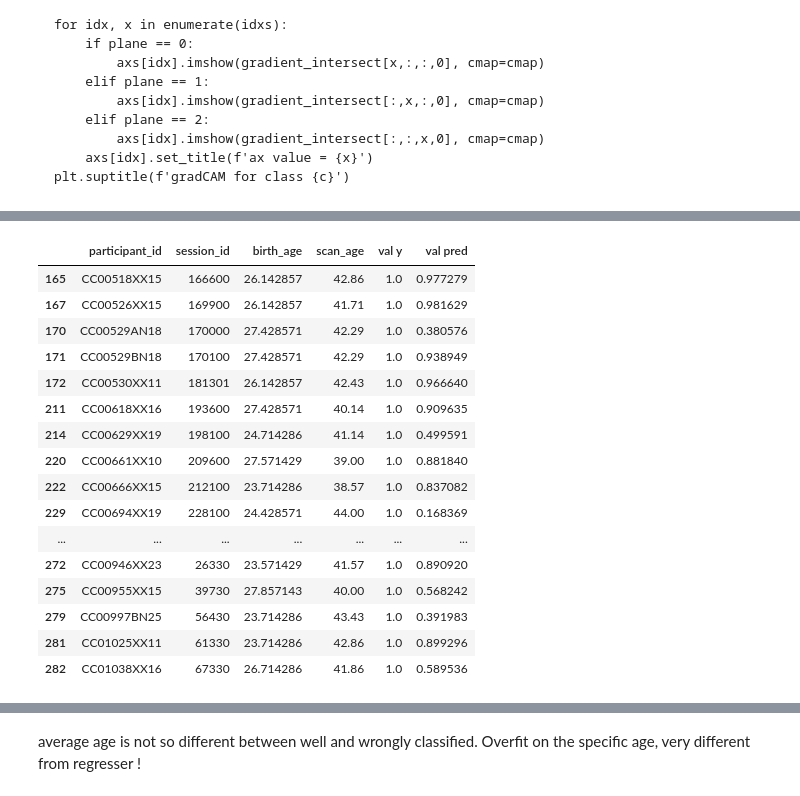
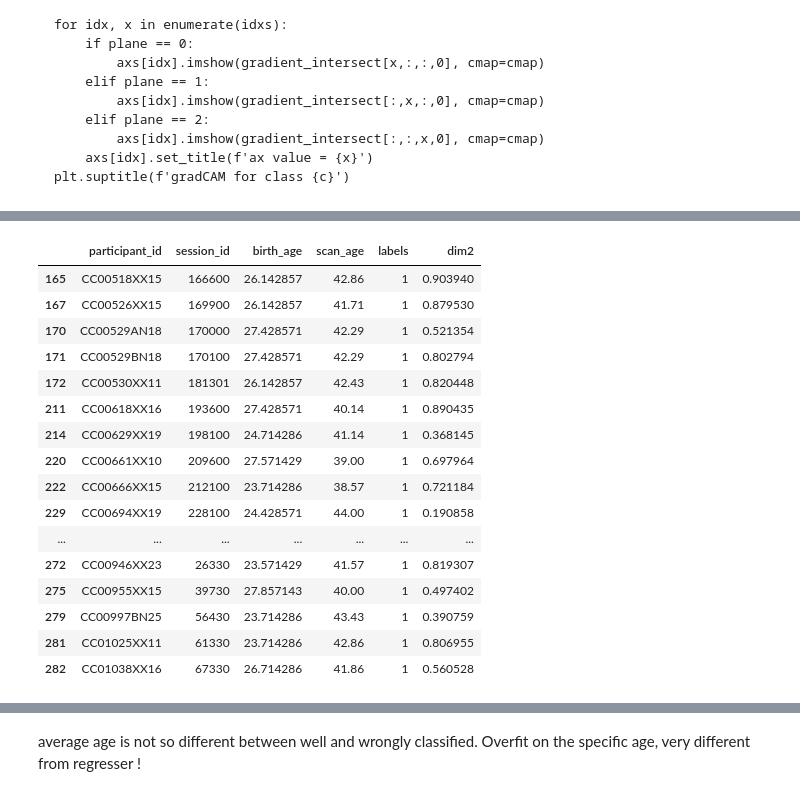
Before and after one commit to neurospin/champollion_V1, a Jupyter notebook: contrastive/notebooks/julien/plot_grad_cam.ipynb, the cells around one changed output, grey strips where cells are left out. Cells and saved outputs as stored; diff of their text form; code cells hidden in the pictures.

```diff
--- a/contrastive/notebooks/julien/plot_grad_cam.ipynb
+++ b/contrastive/notebooks/julien/plot_grad_cam.ipynb
@@ -15,13 +15,29 @@ from sklearn.metrics import roc_auc_score
 # %%
 # take val data from both folds, being in two separate models
 # because training is done in classifier mode which requires a manual Cross Validation by running the model twice inverting train and val. Here cv=2.
+""""
+dir_models = '/neurospin/dico/jlaval/Runs/01_deep_supervised/Program/Output/'
 models = ['/gradCAM/fold1/', '/gradCAM/fold2/']
+results = ['STs_dHCP_374_supervised_results','STs_dHCP_374_supervised_results']
+pred = 'val_predictions.csv'
+
+val_y = 'val_y'
+val_pred = 'val_pred'
+"""
+dir_models = '/neurospin/dico/jlaval/Runs/02_STS_babies/Program/Output/'
+models = ['linear_classification/ukb_1_fold1', 'linear_classification/ukb_1_fold2']
+results = ['dHCP_fold1_supervised_results', 'dHCP_fold2_supervised_results']
+pred = 'outputs/val_probas.csv'
+
+val_y = 'labels'
+val_pred = 'dim2'
+
 # be careful to run each supervised_pipeline.py with the right train / val config. need to change the config for both runs...
 # val must be val and not train if inverted for training ..
 
 gradients_dict_list = []
-for model in models:
-    with open(f'/neurospin/dico/jlaval/Runs/01_deep_supervised/Program/Output/{model}/STs_dHCP_374_supervised_results/attributions.pkl', 'rb') as f:
+for model, result in zip(models, results):
+    with open(f'{dir_models}/{model}/{result}/attributions.pkl', 'rb') as f:
         gradients_dict = pickle.load(f)
     gradients_dict = gradients_dict['val']
     print(gradients_dict['0'].keys())
@@ -93,16 +109,23 @@ for c in classes:
 # 1 = preterm
 # but inverted in predictions ? Closer to 1 = fullterm
 predictions_list = []
-for model in models:
-    predictions = pd.read_csv(f'/neurospin/dico/jlaval/Runs/01_deep_supervised/Program/Output/{model}/STs_dHCP_374_supervised_results/val_predictions.csv')
+for model, result in zip(models, results):
+    predictions = pd.read_csv(f'{dir_models}/{model}/{result}/{pred}')
     predictions_list.append(predictions)
 predictions = pd.concat(predictions_list)
 
 # first find good threshold
 # optimize balanced accuracy
 thresholds = np.linspace(0,1,1000)
-accuracies = [balanced_accuracy_score(predictions['val y'], predictions['val pred'] > threshold) for threshold in thresholds]
+#accuracies = [balanced_accuracy_score(predictions['val y'], predictions['val pred'] > threshold) for threshold in thresholds]
+#print(f'best balanced accuracy: {max(accuracies)} \nbest threshold: {thresholds[np.argmax(accuracies)]}]')
+# predictions using this threshold
+#preds = (predictions['val pred'] > thresholds[np.argmax(accuracies)])
+
+
+## is it dim1 or dim2 ???
+accuracies = [balanced_accuracy_score(predictions[val_y], predictions[val_pred] > threshold) for threshold in thresholds]
 print(f'best balanced accuracy: {max(accuracies)} \nbest threshold: {thresholds[np.argmax(accuracies)]}]')
 # predictions using this threshold
-preds = (predictions['val pred'] > thresholds[np.argmax(accuracies)])
+preds = (predictions[val_pred] > thresholds[np.argmax(accuracies)])
 # %% [output]
@@ -171,28 +214,29 @@ roc_auc_score(predictions['val y'], predictions['val pred'])
 # %%
 # print classification score of each subject
 # check consistency between birth_age and train_y
 scores = predictions.copy()
-scores.columns = ['participant_id', 'val y', 'val pred']
+scores = predictions[['ID', 'labels', 'dim2']] # comment in the first setting
+scores.columns = ['participant_id', val_y, val_pred]
 df = pd.merge(info_dHCP, scores)
-df.loc[df['val y']==1]
+df.loc[df[val_y]==1]
 # %% [output]
-|  | participant_id | session_id | birth_age | scan_age | val y | val pred |
-| 165 | CC00518XX15 | 166600 | 26.142857 | 42.86 | 1.0 | 0.977279 |
-| 167 | CC00526XX15 | 169900 | 26.142857 | 41.71 | 1.0 | 0.981629 |
-| 170 | CC00529AN18 | 170000 | 27.428571 | 42.29 | 1.0 | 0.380576 |
-| 171 | CC00529BN18 | 170100 | 27.428571 | 42.29 | 1.0 | 0.938949 |
-| 172 | CC00530XX11 | 181301 | 26.142857 | 42.43 | 1.0 | 0.966640 |
-| 211 | CC00618XX16 | 193600 | 27.428571 | 40.14 | 1.0 | 0.909635 |
-| 214 | CC00629XX19 | 198100 | 24.714286 | 41.14 | 1.0 | 0.499591 |
-| 220 | CC00661XX10 | 209600 | 27.571429 | 39.00 | 1.0 | 0.881840 |
-| 222 | CC00666XX15 | 212100 | 23.714286 | 38.57 | 1.0 | 0.837082 |
-| 229 | CC00694XX19 | 228100 | 24.428571 | 44.00 | 1.0 | 0.168369 |
+|  | participant_id | session_id | birth_age | scan_age | labels | dim2 |
+| 165 | CC00518XX15 | 166600 | 26.142857 | 42.86 | 1 | 0.903940 |
+| 167 | CC00526XX15 | 169900 | 26.142857 | 41.71 | 1 | 0.879530 |
+| 170 | CC00529AN18 | 170000 | 27.428571 | 42.29 | 1 | 0.521354 |
+| 171 | CC00529BN18 | 170100 | 27.428571 | 42.29 | 1 | 0.802794 |
+| 172 | CC00530XX11 | 181301 | 26.142857 | 42.43 | 1 | 0.820448 |
+| 211 | CC00618XX16 | 193600 | 27.428571 | 40.14 | 1 | 0.890435 |
+| 214 | CC00629XX19 | 198100 | 24.714286 | 41.14 | 1 | 0.368145 |
+| 220 | CC00661XX10 | 209600 | 27.571429 | 39.00 | 1 | 0.697964 |
+| 222 | CC00666XX15 | 212100 | 23.714286 | 38.57 | 1 | 0.721184 |
+| 229 | CC00694XX19 | 228100 | 24.428571 | 44.00 | 1 | 0.190858 |
 | ... | ... | ... | ... | ... | ... | ... |
-| 272 | CC00946XX23 | 26330 | 23.571429 | 41.57 | 1.0 | 0.890920 |
-| 275 | CC00955XX15 | 39730 | 27.857143 | 40.00 | 1.0 | 0.568242 |
-| 279 | CC00997BN25 | 56430 | 23.714286 | 43.43 | 1.0 | 0.391983 |
-| 281 | CC01025XX11 | 61330 | 23.714286 | 42.86 | 1.0 | 0.899296 |
-| 282 | CC01038XX16 | 67330 | 26.714286 | 41.86 | 1.0 | 0.589536 |
+| 272 | CC00946XX23 | 26330 | 23.571429 | 41.57 | 1 | 0.819307 |
+| 275 | CC00955XX15 | 39730 | 27.857143 | 40.00 | 1 | 0.497402 |
+| 279 | CC00997BN25 | 56430 | 23.714286 | 43.43 | 1 | 0.390759 |
+| 281 | CC01025XX11 | 61330 | 23.714286 | 42.86 | 1 | 0.806955 |
+| 282 | CC01038XX16 | 67330 | 26.714286 | 41.86 | 1 | 0.560528 |
 # %%
 # make groups of subjects for gradient averaging
 names = df['participant_id']
```
Also changed, not shown: parts of 21 cells of this notebook, 1 other file.
